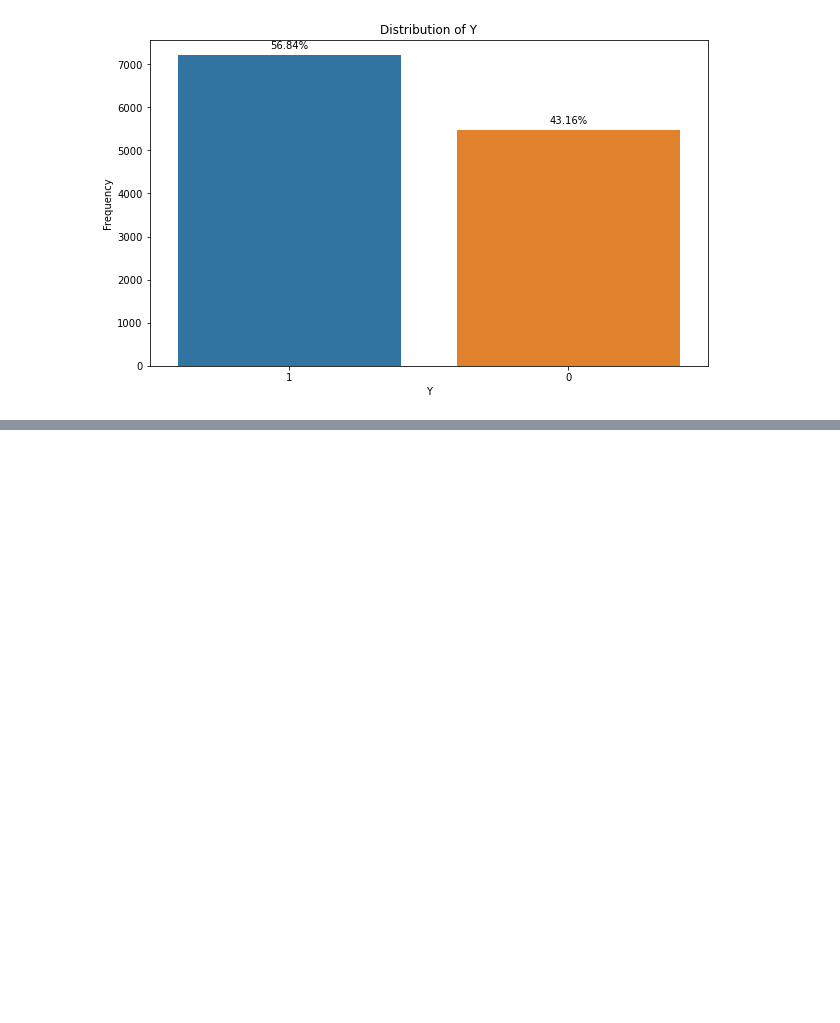
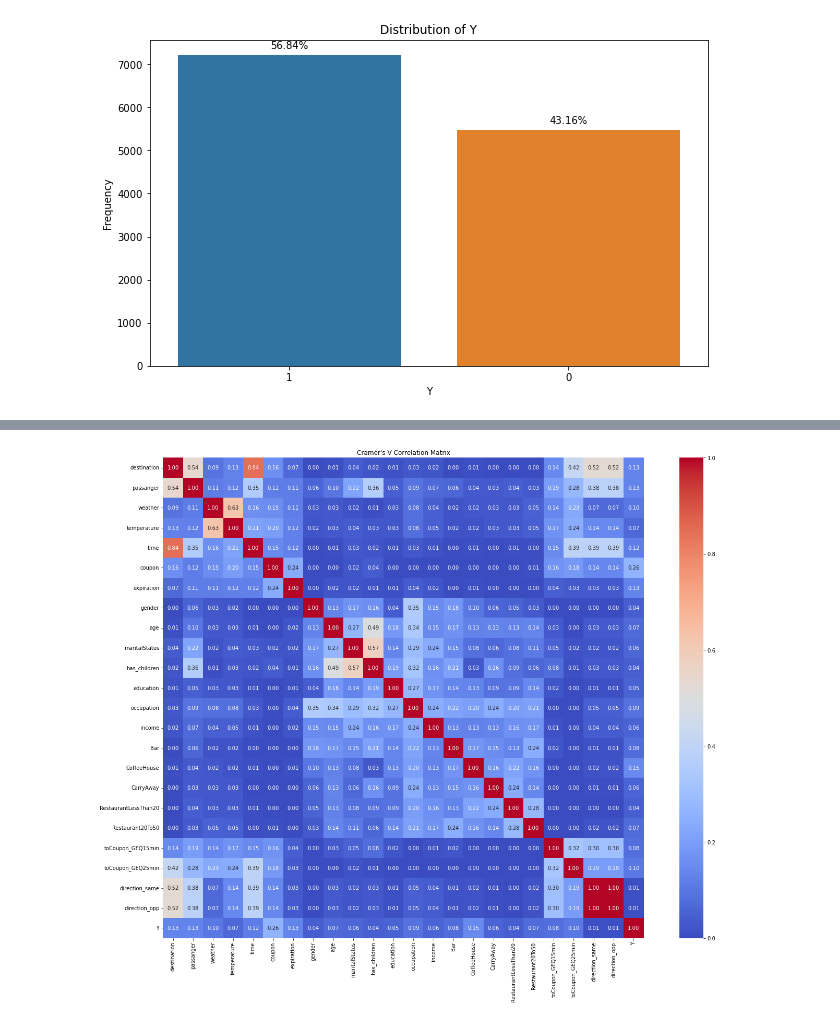
Before and after one commit to leobt23/Data_Mining, a Jupyter notebook: 1_eda/leo.ipynb, the cells around one changed output, grey strips where cells are left out. Cells and saved outputs as stored; diff of their text form; code cells hidden in the pictures; blank space fills up the shorter version.

Commit message:
cramers analysis

```diff
--- a/1_eda/leo.ipynb
+++ b/1_eda/leo.ipynb
@@ -395,0 +398,35 @@ plt.show()
+# %%
+import numpy as np
+from scipy.stats import chi2_contingency
+
+# load data
+data_correlation = pd.read_csv('in-vehicle-coupon-recommendation.csv')
+
+def cramers_v(x, y):
+    """Compute Cramér's V statistic for categorial-categorial association."""
+    confusion_matrix = pd.crosstab(x, y)
+    chi2 = chi2_contingency(confusion_matrix)[0]
+    n = confusion_matrix.sum().sum()
+    phi2 = chi2 / n
+    r, k = confusion_matrix.shape
+    phi2corr = max(0, phi2 - ((k-1)*(r-1)) / (n-1))
+    rcorr = r - ((r-1)**2) / (n-1)
+    kcorr = k - ((k-1)**2) / (n-1)
+    return np.sqrt(phi2corr / min((kcorr-1), (rcorr-1)))
+
+
+# Remove 'car' column as it was previously dropped
+data_correlation = data_correlation.drop(columns=['car'])
+
+# Remove toCoupon_GEQ5min column beacuse it all 1
+data_correlation = data_correlation.drop(columns=['toCoupon_GEQ5min'])
+
+# Compute the correlation matrix using Cramér's V
+corr_matrix = pd.DataFrame(index=data_correlation.columns, columns=data_correlation.columns)
+
+for col1 in data_correlation.columns:
+    for col2 in data_correlation.columns:
+        corr_matrix.loc[col1, col2] = cramers_v(data_correlation[col1], data_correlation[col2])
+
+corr_matrix = corr_matrix.astype(float)  # Convert to float for heatmap plotting
+corr_matrix
@@ -395,0 +452,9 @@ plt.show()
+# %%
+# Plotting the correlation matrix using a heatmap
+plt.figure(figsize=(20, 15))
+sns.heatmap(corr_matrix, annot=True, fmt=".2f", cmap="coolwarm", cbar=True, square=True)
+plt.title("Cramér's V Correlation Matrix")
+plt.tight_layout()
+plt.show()
+# %% [output]
+[figure, added]
```
Also changed, not shown: parts of 6 cells of this notebook.
